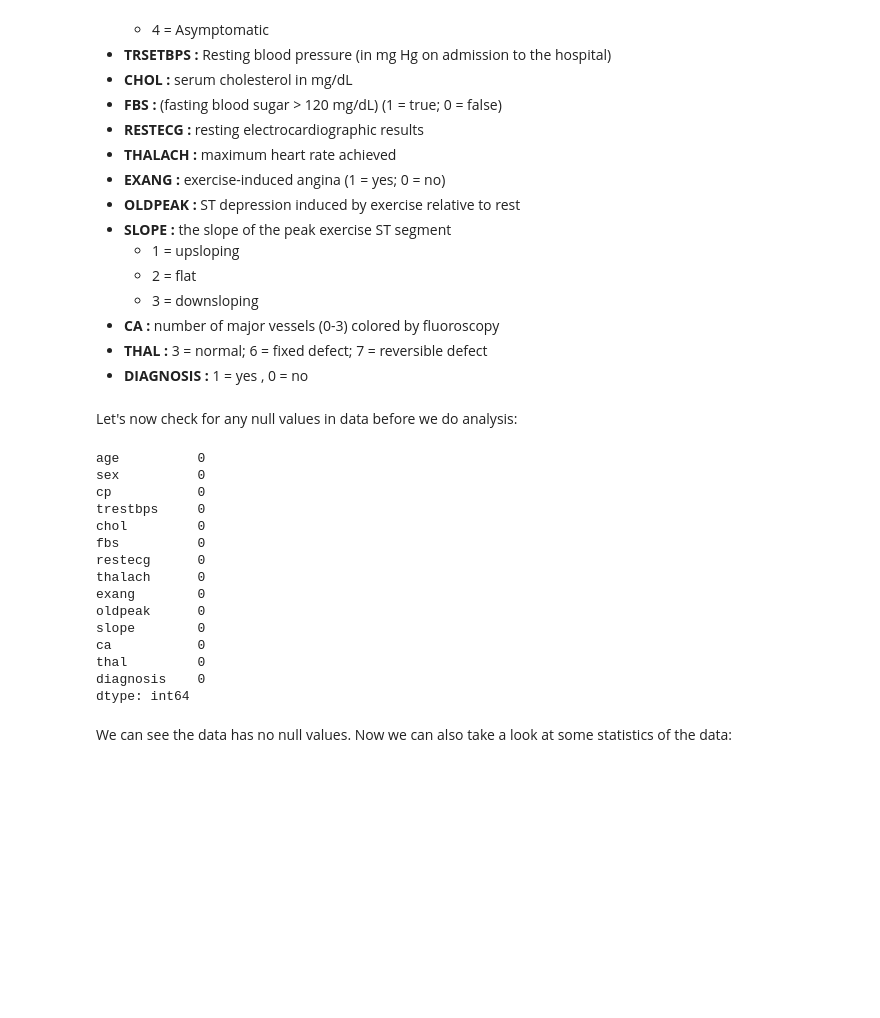
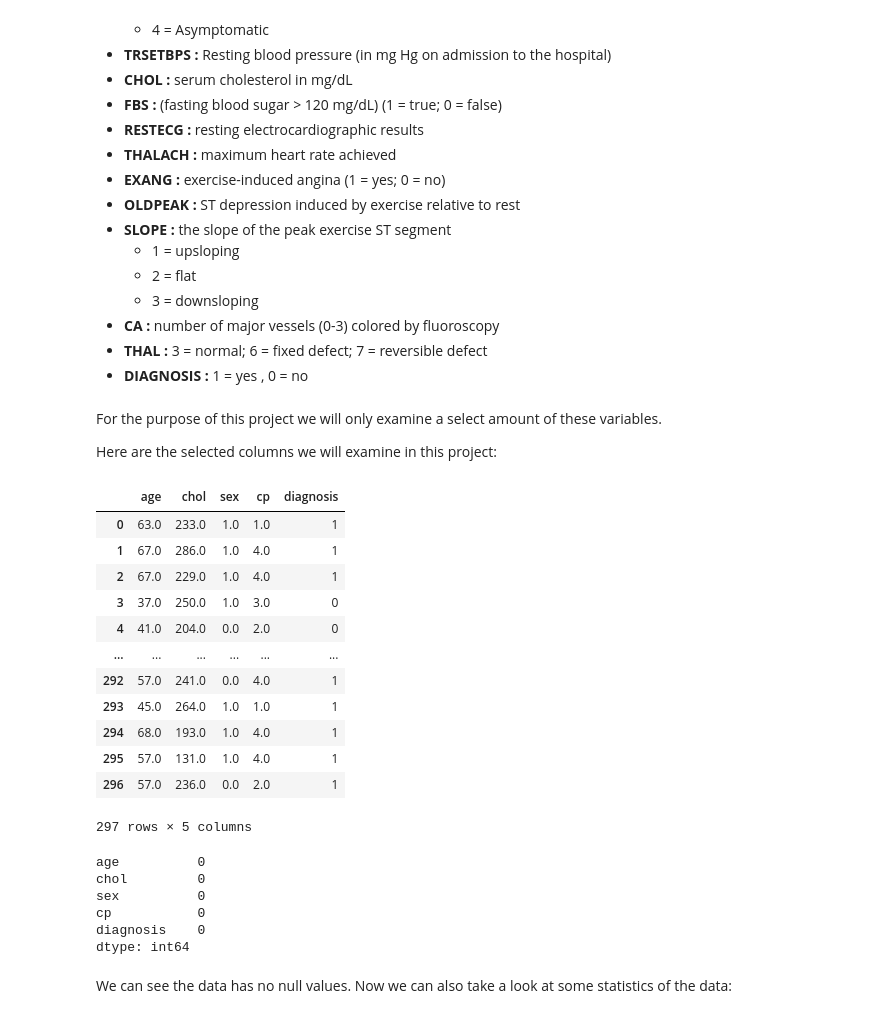
Before and after one commit to frankquinn89/PROGRAMMING_FOR_DATA_ANALYSIS, a Jupyter notebook: project.ipynb, the cells around one changed output. Cells and saved outputs as stored; diff of their text form; code cells hidden in the pictures; blank space fills up the shorter version.

```diff
--- a/project.ipynb
+++ b/project.ipynb
@@ -58,24 +63,35 @@ These are the descriptions of our attributes:
 - **CA :** number of major vessels (0-3) colored by fluoroscopy
 - **THAL :** 3 = normal; 6 = fixed defect; 7 = reversible defect
 - **DIAGNOSIS :** 1 = yes , 0 = no
-# %% [markdown]
-Let's now check for any null values in data before we do analysis:
+# %% [markdown]
+For the purpose of this project we will only examine a select amount of these variables.
+
+Here are the selected columns we will examine in this project:
+# %%
+heart_data = heart_data[['age','chol', 'sex', 'cp','diagnosis']]
+
+heart_data
+# %% [output]
+|  | age | chol | sex | cp | diagnosis |
+| 0 | 63.0 | 233.0 | 1.0 | 1.0 | 1 |
+| 1 | 67.0 | 286.0 | 1.0 | 4.0 | 1 |
+| 2 | 67.0 | 229.0 | 1.0 | 4.0 | 1 |
+| 3 | 37.0 | 250.0 | 1.0 | 3.0 | 0 |
+| 4 | 41.0 | 204.0 | 0.0 | 2.0 | 0 |
+| ... | ... | ... | ... | ... | ... |
+| 292 | 57.0 | 241.0 | 0.0 | 4.0 | 1 |
+| 293 | 45.0 | 264.0 | 1.0 | 1.0 | 1 |
+| 294 | 68.0 | 193.0 | 1.0 | 4.0 | 1 |
+| 295 | 57.0 | 131.0 | 1.0 | 4.0 | 1 |
+| 296 | 57.0 | 236.0 | 0.0 | 2.0 | 1 |
+297 rows × 5 columns
 # %%
 heart_data.isnull().sum()
 # %% [output]
 age          0
+chol         0
 sex          0
 cp           0
-trestbps     0
-chol         0
-fbs          0
-restecg      0
-thalach      0
-exang        0
-oldpeak      0
-slope        0
-ca           0
-thal         0
 diagnosis    0
 dtype: int64
 # %% [markdown]
```
Also changed, not shown: parts of 13 cells of this notebook.
